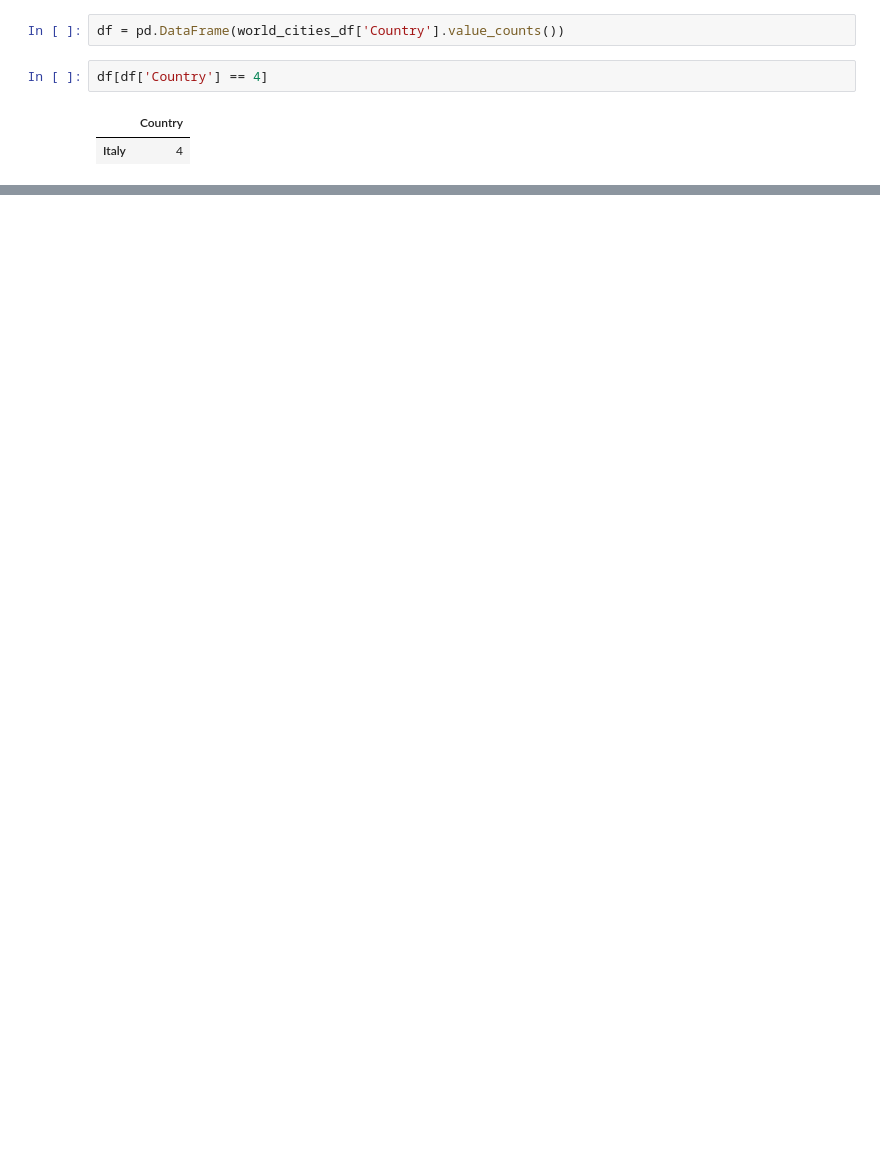
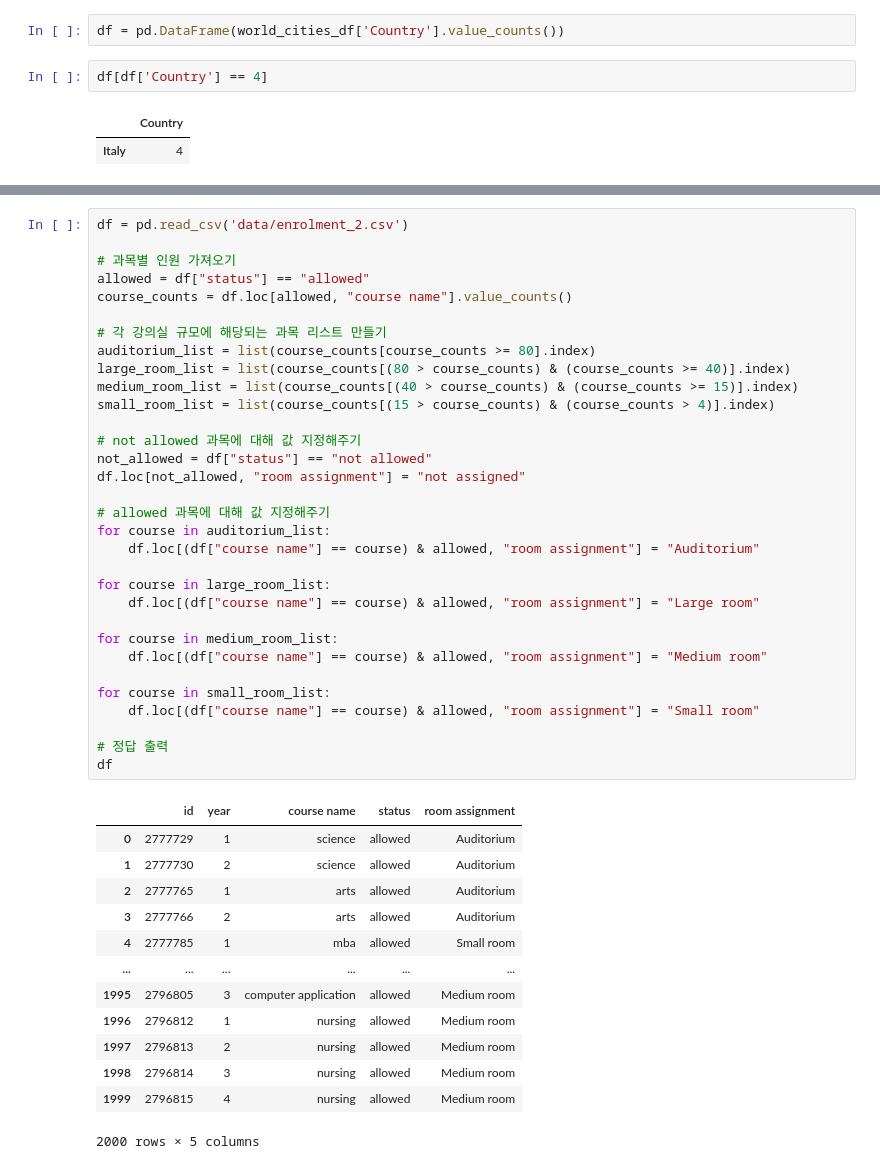
Before and after one commit to updaun/PythonBasic, a Jupyter notebook: codeit/data_science/data_science6.ipynb, the cells around one changed output, grey strips where cells are left out. Drawn from its saved outputs; the diff is of its cells as text; blank space fills up the shorter version.

Commit message:
data_science

```diff
--- a/codeit/data_science/data_science6.ipynb
+++ b/codeit/data_science/data_science6.ipynb
@@ -330,0 +369,46 @@ df[df['Country'] == 4]
+# %%
+df = pd.read_csv('data/enrolment_2.csv')
+
+# 과목별 인원 가져오기
+allowed = df["status"] == "allowed"
+course_counts = df.loc[allowed, "course name"].value_counts()
+
+# 각 강의실 규모에 해당되는 과목 리스트 만들기
+auditorium_list = list(course_counts[course_counts >= 80].index)
+large_room_list = list(course_counts[(80 > course_counts) & (course_counts >= 40)].index)
+medium_room_list = list(course_counts[(40 > course_counts) & (course_counts >= 15)].index)
+small_room_list = list(course_counts[(15 > course_counts) & (course_counts > 4)].index)
+
+# not allowed 과목에 대해 값 지정해주기
+not_allowed = df["status"] == "not allowed"
+df.loc[not_allowed, "room assignment"] = "not assigned"
+
+# allowed 과목에 대해 값 지정해주기
+for course in auditorium_list:
+    df.loc[(df["course name"] == course) & allowed, "room assignment"] = "Auditorium"
+
+for course in large_room_list:
+    df.loc[(df["course name"] == course) & allowed, "room assignment"] = "Large room"
+
+for course in medium_room_list:
+    df.loc[(df["course name"] == course) & allowed, "room assignment"] = "Medium room"
+
+for course in small_room_list:
+    df.loc[(df["course name"] == course) & allowed, "room assignment"] = "Small room"
+
+# 정답 출력
+df
+# %% [output]
+|  | id | year | course name | status | room assignment |
+| 0 | 2777729 | 1 | science | allowed | Auditorium |
+| 1 | 2777730 | 2 | science | allowed | Auditorium |
+| 2 | 2777765 | 1 | arts | allowed | Auditorium |
+| 3 | 2777766 | 2 | arts | allowed | Auditorium |
+| 4 | 2777785 | 1 | mba | allowed | Small room |
+| ... | ... | ... | ... | ... | ... |
+| 1995 | 2796805 | 3 | computer application | allowed | Medium room |
+| 1996 | 2796812 | 1 | nursing | allowed | Medium room |
+| 1997 | 2796813 | 2 | nursing | allowed | Medium room |
+| 1998 | 2796814 | 3 | nursing | allowed | Medium room |
+| 1999 | 2796815 | 4 | nursing | allowed | Medium room |
+2000 rows × 5 columns
```
Also changed, not shown: parts of 5 cells of this notebook, 5 other files.
